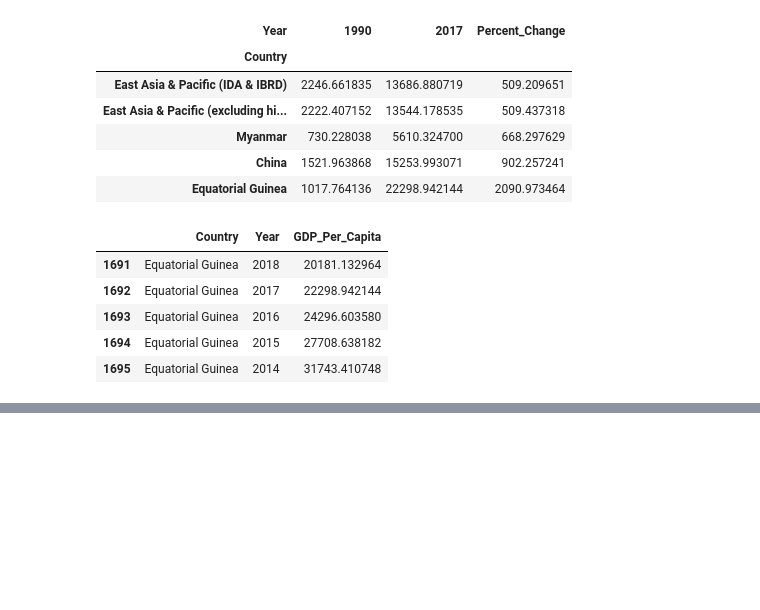
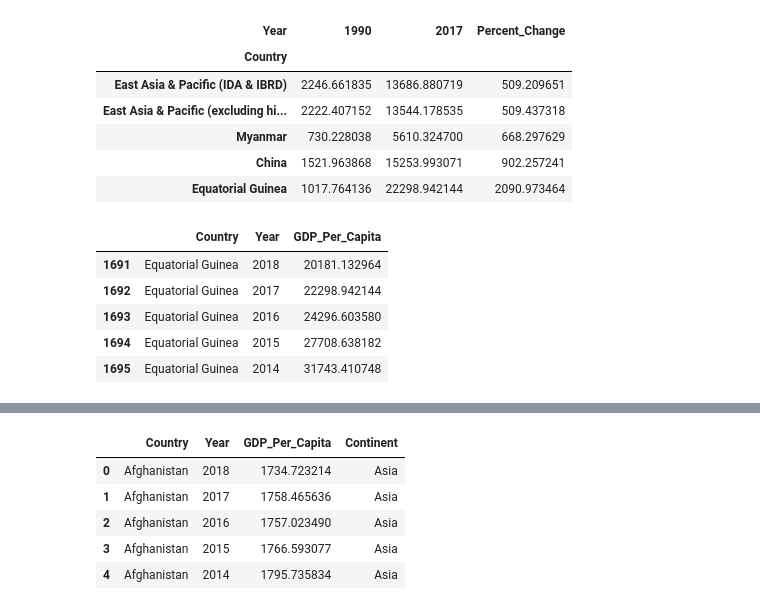
Before and after one commit to nss-data-science-cohort-4/dq1-undata-savyrosea, a Jupyter notebook: notebooks/UN_Data_Exploration.ipynb, the cells around one changed output, grey strips where cells are left out. Saved outputs shown, nothing was run; the diff lists cells and outputs as text; code cells hidden in the pictures; blank space fills up the shorter version.

```diff
--- a/notebooks/UN_Data_Exploration.ipynb
+++ b/notebooks/UN_Data_Exploration.ipynb
@@ -306,0 +317,3 @@ How do the trends in these countries compare?
+# %%
+continents = pd.read_csv("../data/continents.csv")
+continents.head()
@@ -306,0 +327,11 @@ How do the trends in these countries compare?
+# %%
+gdp_df = gdp_df.merge(continents, how = 'inner', on = 'Country')
+# %%
+gdp_df.head()
+# %% [output]
+|  | Country | Year | GDP_Per_Capita | Continent |
+| 0 | Afghanistan | 2018 | 1734.723214 | Asia |
+| 1 | Afghanistan | 2017 | 1758.465636 | Asia |
+| 2 | Afghanistan | 2016 | 1757.023490 | Asia |
+| 3 | Afghanistan | 2015 | 1766.593077 | Asia |
+| 4 | Afghanistan | 2014 | 1795.735834 | Asia |
```
Also changed, not shown: parts of 8 cells of this notebook.
